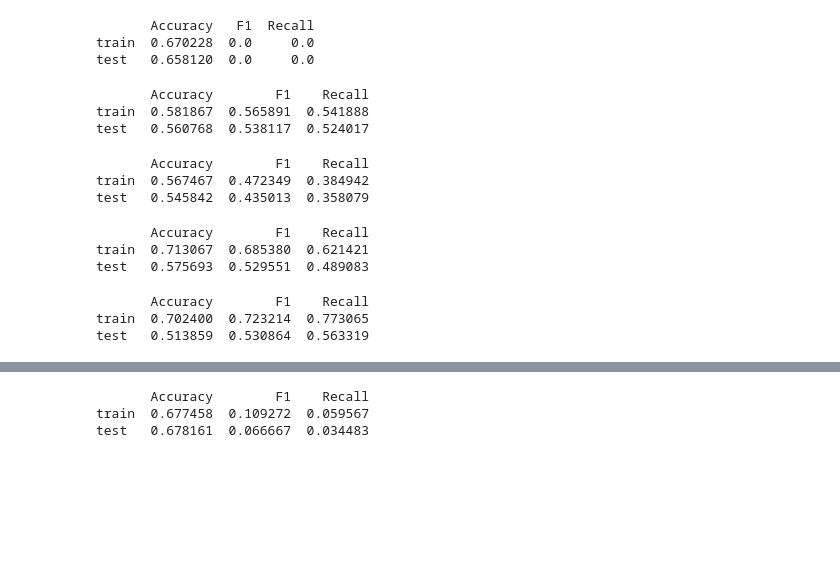
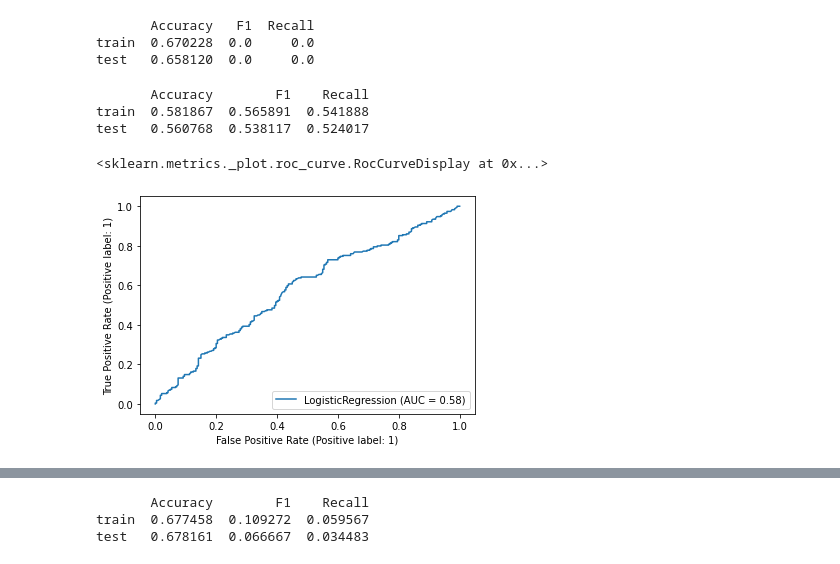
Before and after one commit to ewagaka/Job_Retention, a Jupyter notebook: job.ipynb, the cells around one changed output, grey strips where cells are left out. Cells and saved outputs as stored; diff of their text form; code cells hidden in the pictures; blank space fills up the shorter version.

```diff
--- a/job.ipynb
+++ b/job.ipynb
@@ -420,40 +402,0 @@ X_train, X_test, y_train, y_test = train_test_split(
-# %%
-lr = LogisticRegression(max_iter=1000, random_state=30)
-lr.fit(X_train, y_train)
-
-print(calculate_metrics (X_train, X_test, y_train, y_test, lr))
-# %% [output]
-       Accuracy        F1    Recall
-train  0.581867  0.565891  0.541888
-test   0.560768  0.538117  0.524017
-# %%
-clf = DecisionTreeClassifier(max_depth=2)
-
-clf.fit(X_train, y_train)
-
-print(calculate_metrics (X_train, X_test, y_train, y_test, clf))
-# %% [output]
-       Accuracy        F1    Recall
-train  0.567467  0.472349  0.384942
-test   0.545842  0.435013  0.358079
-# %%
-from sklearn.ensemble import RandomForestClassifier
-
-rfc = RandomForestClassifier(max_depth=6)
-
-rfc.fit(X_train, y_train)
-
-print(calculate_metrics (X_train, X_test, y_train, y_test, rfc))
-# %% [output]
-       Accuracy        F1    Recall
-train  0.713067  0.685380  0.621421
-test   0.575693  0.529551  0.489083
-# %%
-knn = KNeighborsClassifier(n_neighbors=5, metric='chebyshev')
-knn.fit(X_train, y_train)
-
-print(calculate_metrics (X_train, X_test, y_train, y_test, knn))
-# %% [output]
-       Accuracy        F1    Recall
-train  0.702400  0.723214  0.773065
-test   0.513859  0.530864  0.563319
@@ -459,0 +413,12 @@ test   0.513859  0.530864  0.563319
+# %%
+lr = LogisticRegression(max_iter=1000, random_state=30)
+lr.fit(X_train, y_train)
+
+print(calculate_metrics (X_train, X_test, y_train, y_test, lr))
+plot_roc_curve(lr, X_test, y_test)
+# %% [output]
+       Accuracy        F1    Recall
+train  0.581867  0.565891  0.541888
+test   0.560768  0.538117  0.524017
+<sklearn.metrics._plot.roc_curve.RocCurveDisplay at 0x...>
+[figure, added]
```
Also changed, not shown: parts of 16 cells of this notebook.
